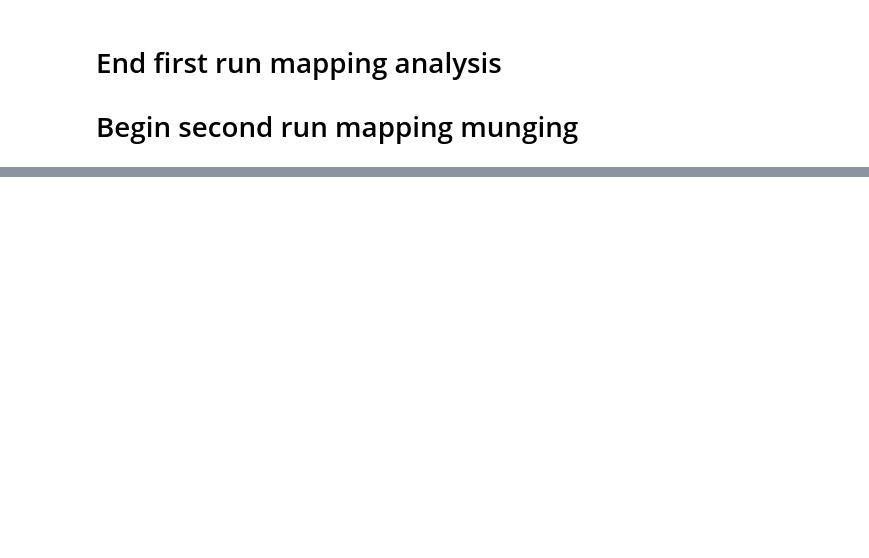
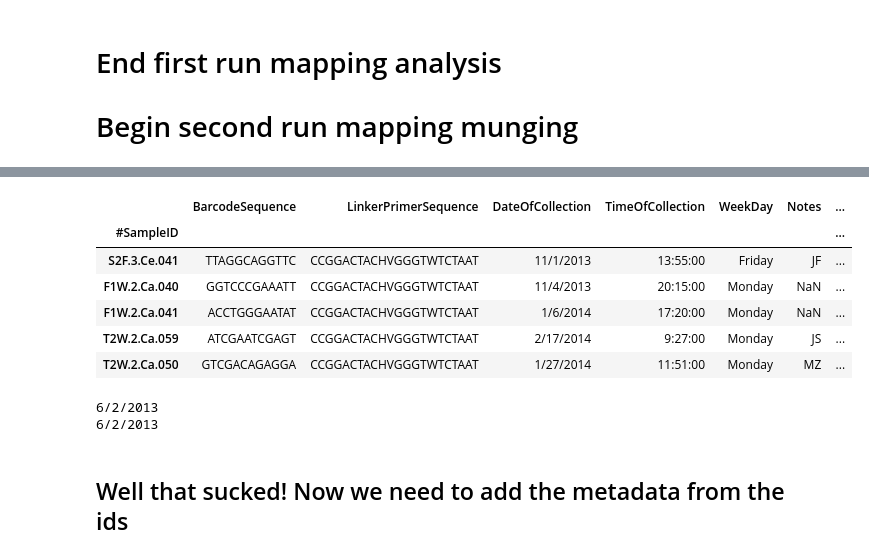
Before and after one commit to johnchase/thesis_analysis, a Jupyter notebook: initial_steps/mapping_munging.ipynb, the cells around one changed output, grey strips where cells are left out. Cells and saved outputs as stored; diff of their text form; code cells hidden in the pictures; blank space fills up the shorter version.

```diff
--- a/initial_steps/mapping_munging.ipynb
+++ b/initial_steps/mapping_munging.ipynb
@@ -161,0 +215,19 @@ F2W.3.Ca.041_a
+# %%
+combined_df[-5:]
+# %% [output]
+|  | BarcodeSequence | LinkerPrimerSequence | DateOfCollection | TimeOfCollection | WeekDay | Notes | ... |
+| #SampleID |  |  |  |  |  |  | ... |
+| S2F.3.Ce.041 | TTAGGCAGGTTC | CCGGACTACHVGGGTWTCTAAT | 11/1/2013 | 13:55:00 | Friday | JF | ... |
+| F1W.2.Ca.040 | GGTCCCGAAATT | CCGGACTACHVGGGTWTCTAAT | 11/4/2013 | 20:15:00 | Monday | NaN | ... |
+| F1W.2.Ca.041 | ACCTGGGAATAT | CCGGACTACHVGGGTWTCTAAT | 1/6/2014 | 17:20:00 | Monday | NaN | ... |
+| T2W.2.Ca.059 | ATCGAATCGAGT | CCGGACTACHVGGGTWTCTAAT | 2/17/2014 | 9:27:00 | Monday | JS | ... |
+| T2W.2.Ca.050 | GTCGACAGAGGA | CCGGACTACHVGGGTWTCTAAT | 1/27/2014 | 11:51:00 | Monday | MZ | ... |
+# %%
+print san_diego_df['DateOfCollection']['S2C.3.Dr.004']
+print combined_df['DateOfCollection']['S2C.3.Dr.004']
+# %% [output]
+6/2/2013
+6/2/2013
+# %% [markdown]
+Well that sucked! Now we need to add the metadata from the ids
+---------------------------------------------------
```
Also changed, not shown: parts of 40 cells of this notebook.
